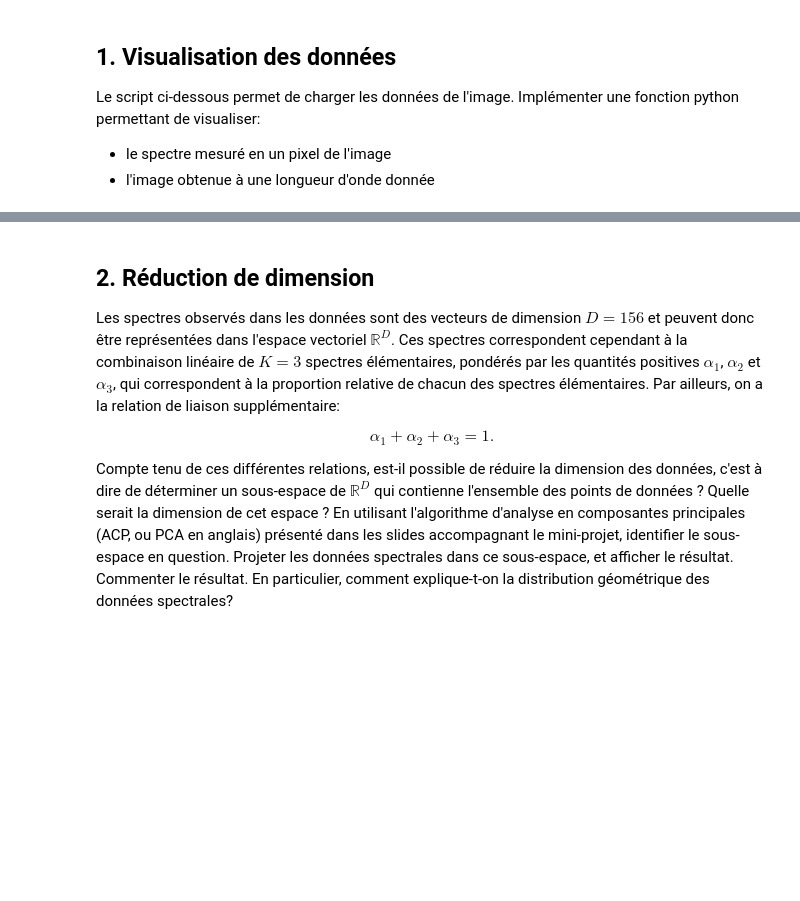
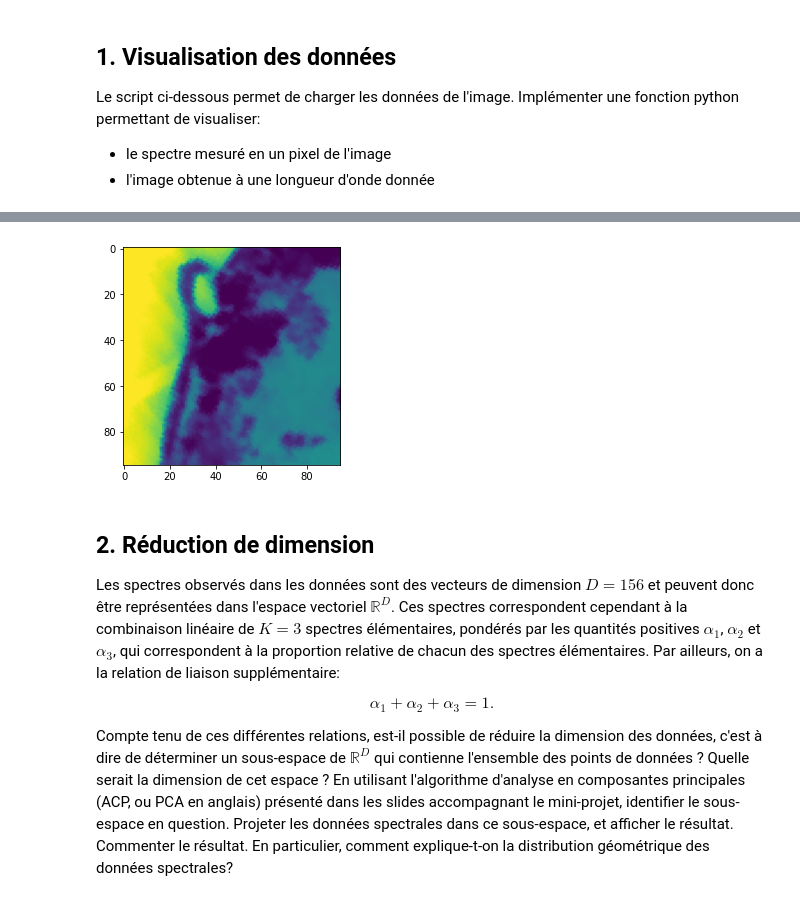
Before and after one commit to florian6973/hyperspectral-imaging, a Jupyter notebook: Mini-projet-gr4.ipynb, the cells around one changed output, grey strips where cells are left out. Cells and saved outputs as stored; diff of their text form; code cells hidden in the pictures; blank space fills up the shorter version.

```diff
--- a/Mini-projet-gr4.ipynb
+++ b/Mini-projet-gr4.ipynb
@@ -53,11 +59,16 @@ def display_band(img, spectr_idx):
     :param img: Hyperspectral image
     :type img: 3D numpy array
     :param spectr_idx: Indexof the spectral band to display
-    :type loc: int
+    :type spectr_idx: int
 
     """
+    bd = img[:,:,spectr_idx]
+    plt.imshow(bd)
+    plt.show()
 # %%
-#display_band(data.reshape((95, 95, 156)), 10)
+display_band(data.reshape((95, 95, 156)), 10) # 10, 100, 150 très différent
+# %% [output]
+[figure, added]
 # %% [markdown]
 ## 2. Réduction de dimension
 
```
Also changed, not shown: parts of 2 cells of this notebook.
